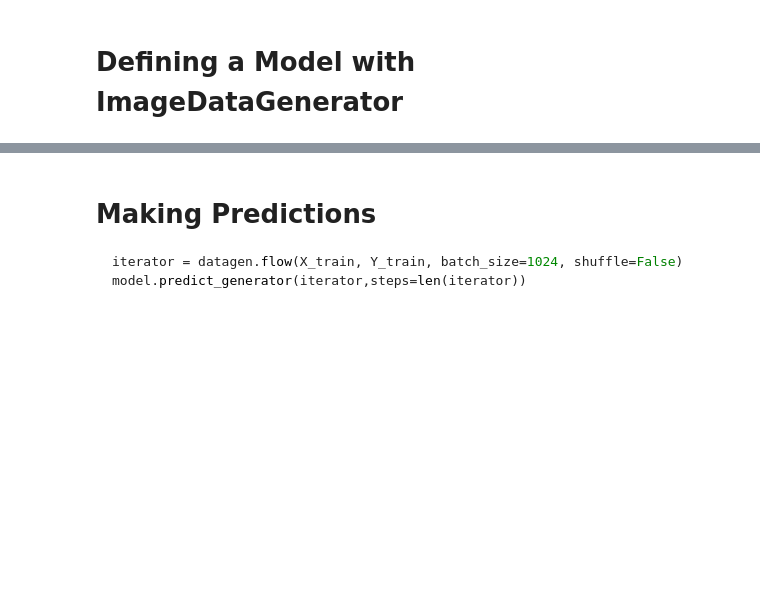
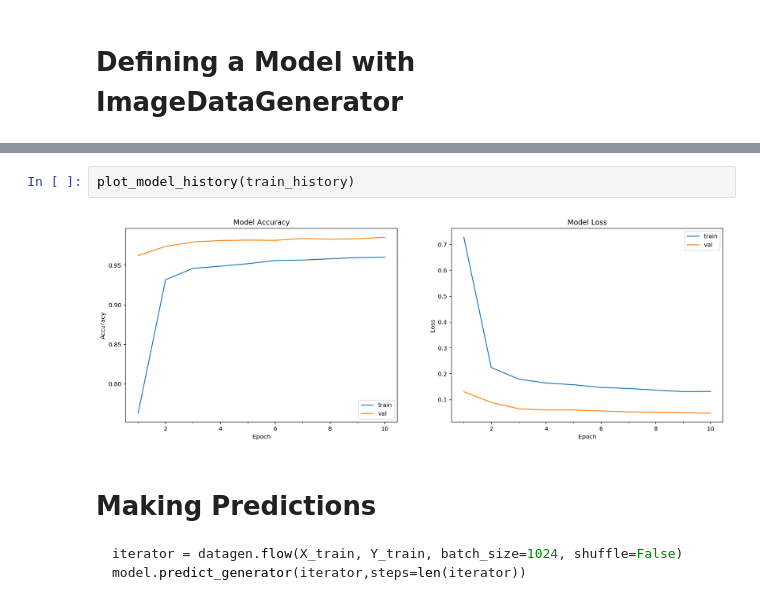
Before and after one commit to faizanahemad/data-science-utils, a Jupyter notebook: data_science_utils/vision/keras/SampleAPIUsage.ipynb, the cells around one changed output, grey strips where cells are left out. Drawn from its saved outputs; the diff is of its cells as text; blank space fills up the shorter version.

```diff
--- a/data_science_utils/vision/keras/SampleAPIUsage.ipynb
+++ b/data_science_utils/vision/keras/SampleAPIUsage.ipynb
@@ -131,3 +135,7 @@ Validation Loss (0.04925101977586746, 0.9852999998092651)
+# %%
+plot_model_history(train_history)
+# %% [output]
+[figure, added]
 # %% [markdown]
 # Making Predictions
 
```
Also changed, not shown: parts of 9 cells of this notebook.
